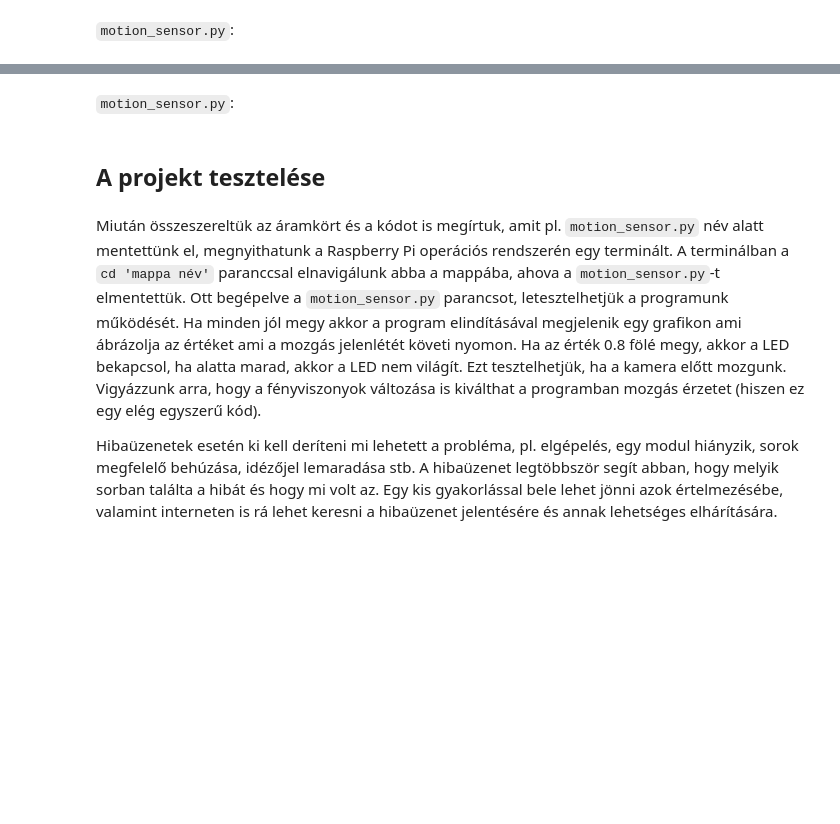
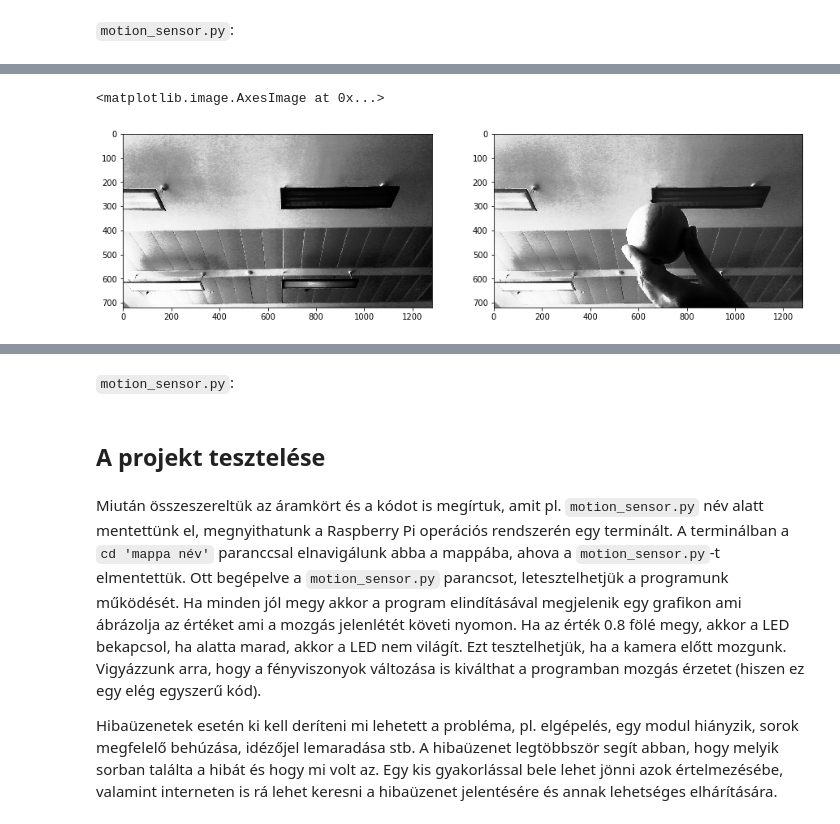
Before and after one commit to diveki/raspberry, a Jupyter notebook: Chapter 5 - Camera/notes/prog03_motion_sensor.ipynb, the cells around one changed output, grey strips where cells are left out. Drawn from its saved outputs; the diff is of its cells as text; code cells hidden in the pictures; blank space fills up the shorter version.

```diff
--- a/Chapter 5 - Camera/notes/prog03_motion_sensor.ipynb
+++ b/Chapter 5 - Camera/notes/prog03_motion_sensor.ipynb
@@ -192,0 +217,14 @@ Ezután az opencv csomag segítségével leellenőrízzük, hogy megnyomták-e a
+# %%
+bck = cv2.imread('./prog03/bckgnd.jpg', 0)    # hatter beolvasasa
+bck = cv2.equalizeHist(bck)
+apple = cv2.imread('./prog03/apple.jpg', 0)   # uj kep beolvasasa
+apple = cv2.equalizeHist(apple)
+
+height, width = bck.shape                    # kep meretenek meghatarozasa
+
+fig, ax = plt.subplots(1,2, figsize=(15,30)) # abra definialas
+ax[0].imshow(bck, cmap='gray')                            # hatter plot
+ax[1].imshow(apple, cmap='gray')                          # almas kep plot
+# %% [output]
+<matplotlib.image.AxesImage at 0x...>
+[figure, added]
```
Also changed, not shown: parts of 57 cells of this notebook, 4 other files.
